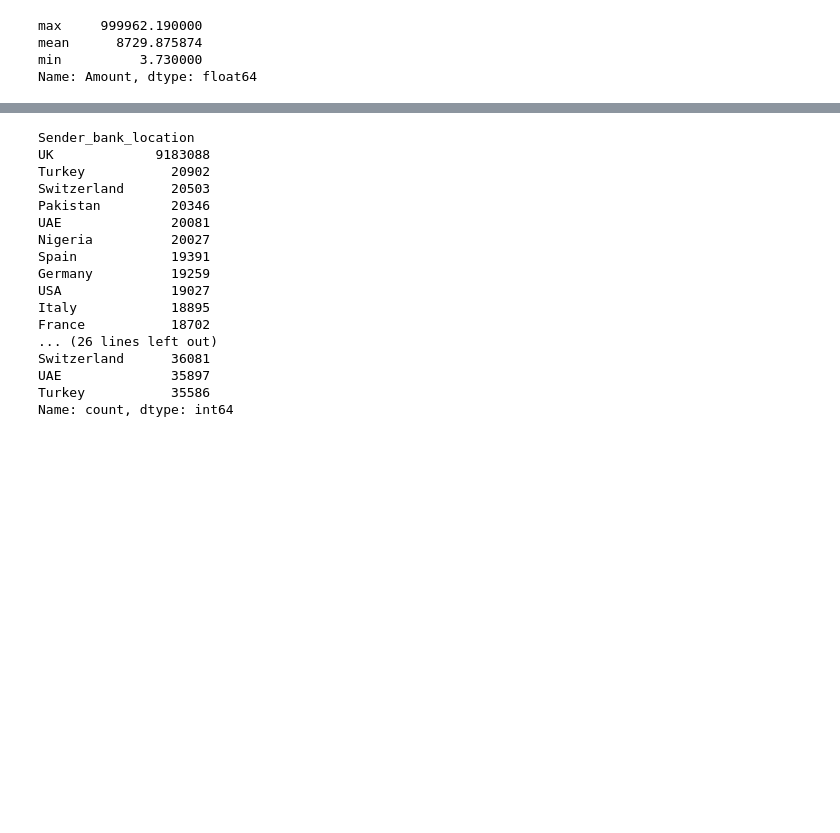
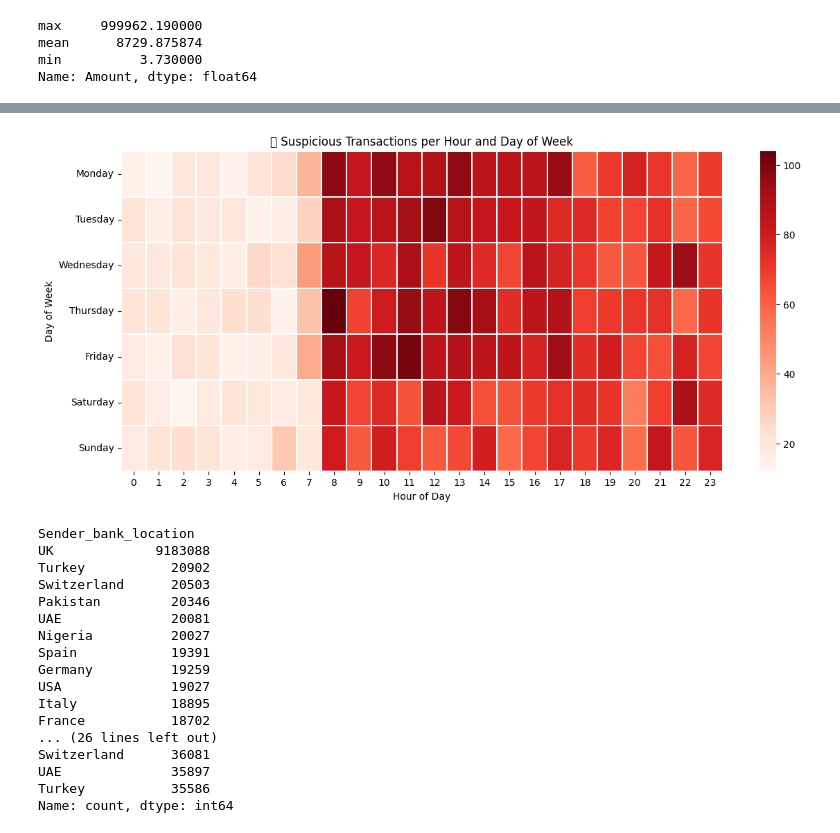
Before and after one commit to DamZav/aml-transactions-project, a Jupyter notebook: notebooks/EDA.ipynb, the cells around one changed output, grey strips where cells are left out. Cells and saved outputs as stored; diff of their text form; code cells hidden in the pictures; blank space fills up the shorter version.

```diff
--- a/notebooks/EDA.ipynb
+++ b/notebooks/EDA.ipynb
@@ -233,3 +285,32 @@ plt.show()
+# %%
+# Crear copia filtrada para evitar el warning
+laundering = df[df['Is_laundering'] == 1].copy()
+
+# Extraer hora y día
+laundering['Hour'] = laundering['DateTime'].dt.hour
+laundering['DayOfWeek'] = laundering['DateTime'].dt.day_name()
+
+# Crear tabla para el heatmap
+heatmap_laundering = laundering.pivot_table(
+    index='DayOfWeek',
+    columns='Hour',
+    values='Amount',
+    aggfunc='count'
+).fillna(0)
+
+# Orden correcto de días
+order = ['Monday', 'Tuesday', 'Wednesday', 'Thursday', 'Friday', 'Saturday', 'Sunday']
+heatmap_laundering = heatmap_laundering.reindex(order)
+
+# Dibujar heatmap
+plt.figure(figsize=(14,6))
+sns.heatmap(heatmap_laundering, cmap='Reds', linewidths=0.3)
+plt.title('🕓 Suspicious Transactions per Hour and Day of Week')
+plt.xlabel('Hour of Day')
+plt.ylabel('Day of Week')
+plt.show()
+# %% [output]
+[figure, added]
 # %%
 sender_bank_location = df['Sender_bank_location'].value_counts()
 print(sender_bank_location)
```
Also changed, not shown: parts of 4 cells of this notebook.
